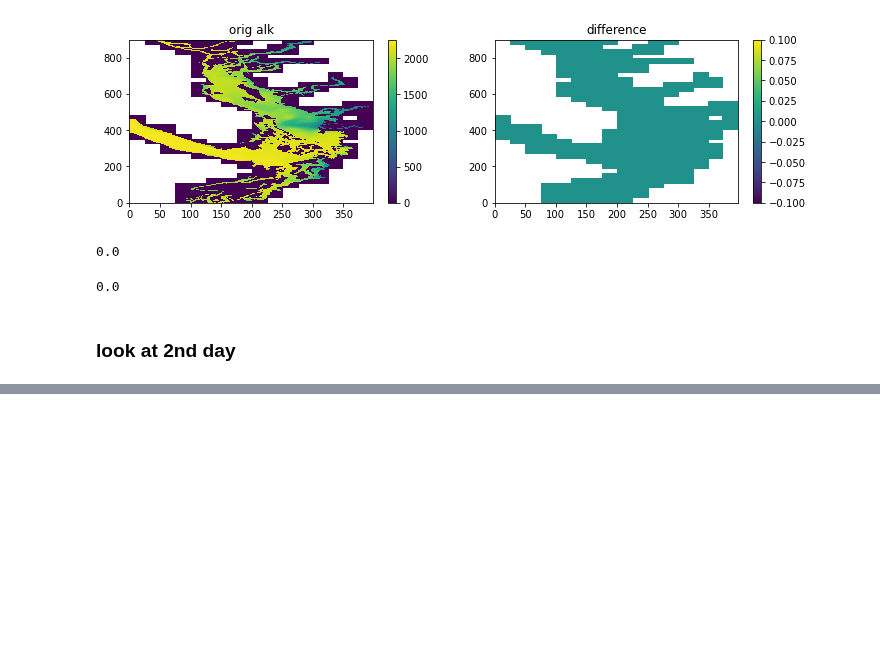
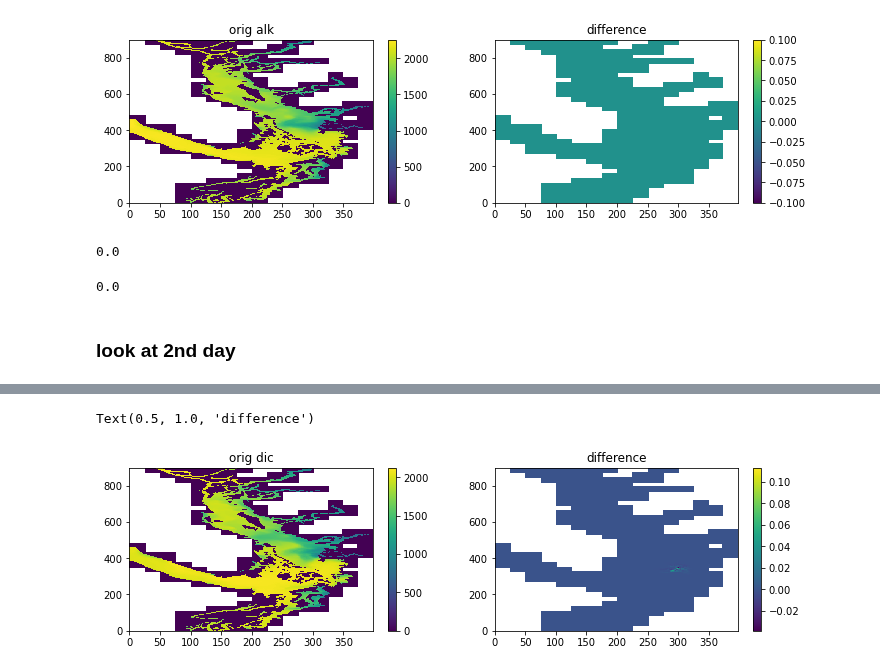
Before and after one commit to SalishSeaCast/analysis-elise-2, a Jupyter notebook: notebooks/bioTuning/carbonComp.ipynb, the cells around one changed output, grey strips where cells are left out. Drawn from its saved outputs; the diff is of its cells as text; code cells hidden in the pictures; blank space fills up the shorter version.

```diff
--- a/notebooks/bioTuning/carbonComp.ipynb
+++ b/notebooks/bioTuning/carbonComp.ipynb
@@ -111,0 +173,17 @@ np.max(np.abs(f1.variables['total_alkalinity'][:,:,:,:]-f0.variables['total_alka
+# %%
+d0='/home/sallen/202007/202007Gc_before_carb/'
+d1='/home/sallen/202007/202007Gc_after_carb/'
+fname='SalishSea_1d_20141106_20141110_carp_T_20141108-20141108.nc'
+f0=nc.Dataset(d0+fname)
+f1=nc.Dataset(d1+fname)
+# %%
+fig,ax=plt.subplots(1,2,figsize=(12,3))
+m0=ax[0].pcolormesh(f0.variables['dissolved_inorganic_carbon'][0,0,:,:])
+fig.colorbar(m0,ax=ax[0])
+m1=ax[1].pcolormesh(f1.variables['dissolved_inorganic_carbon'][0,0,:,:]-f0.variables['dissolved_inorganic_carbon'][0,0,:,:])
+fig.colorbar(m1,ax=ax[1])
+ax[0].set_title('orig dic')
+ax[1].set_title('difference')
+# %% [output]
+Text(0.5, 1.0, 'difference')
+[figure, added]
```
Also changed, not shown: parts of 24 cells of this notebook, 1 other file.
